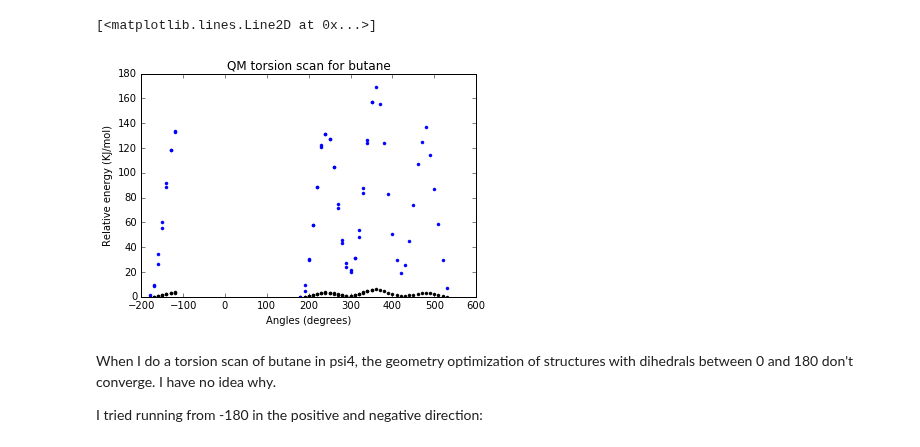
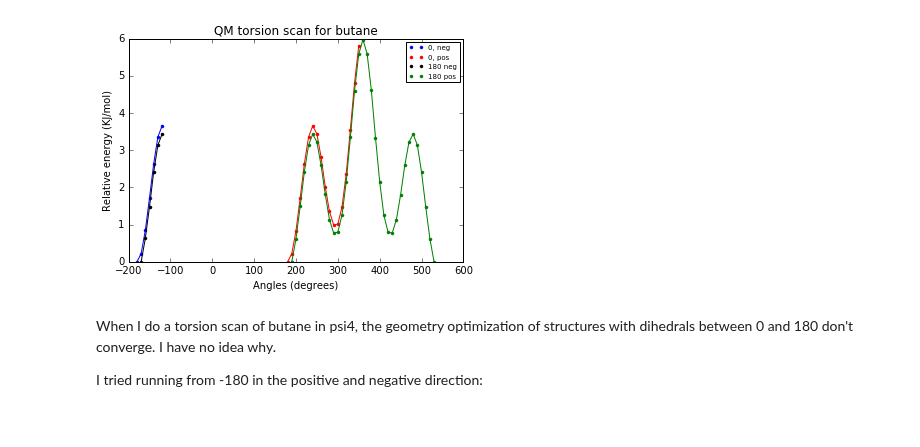
Before and after one commit to choderalab/torsionfit, a Jupyter notebook: examples/butane/torsion_scans/psi4_torsion_scan_optimization_issues.ipynb, the cells around one changed output. Drawn from its saved outputs; the diff is of its cells as text; code cells hidden in the pictures.

```diff
--- a/examples/butane/torsion_scans/psi4_torsion_scan_optimization_issues.ipynb
+++ b/examples/butane/torsion_scans/psi4_torsion_scan_optimization_issues.ipynb
@@ -14,21 +14,36 @@ structure = '../structure/butane.psf'
 scan = ['HF/butane_scan_0_neg.log', 'HF/butane_scan_0_pos.log', 'HF/butane_scan_180_neg.log',
         'HF/butane_scan_180_pos.log']
 # %%
-butane_scan = ScanSet.parse_psi4(scan, structure)
+butane_scan_0_neg = ScanSet.parse_psi4(scan[0], structure)
+butane_scan_0_pos = ScanSet.parse_psi4(scan[1], structure)
+butane_scan_180_neg = ScanSet.parse_psi4(scan[2], structure)
+butane_scan_180_pos = ScanSet.parse_psi4(scan[3], structure)
 butane_scan.compute_energy(param)
 
 # Save pdb trajectory of scan
 butane_scan.save_pdb('butane_traj.pdb')
-# %%
-plt.plot(butane_scan.steps, butane_scan.qm_energy, 'k.')
-plt.xlabel('Angles (degrees)')
-plt.ylabel('Relative energy (KJ/mol)')
-plt.title('QM torsion scan for butane')
-plt.savefig('Butane_torsion_scan.pdf')
-plt.plot(butane_scan.steps, butane_scan.mm_energy, '.')
-# %% [output]
-[<matplotlib.lines.Line2D at 0x...>]
-[figure, removed]
+# %%
+plt.plot(butane_scan_0_neg.steps, butane_scan_0_neg.qm_energy, '.', color='blue', label='0, neg')
+plt.plot(butane_scan_0_neg.steps, butane_scan_0_neg.qm_energy, color='blue')
+
+plt.plot(butane_scan_0_pos.steps, butane_scan_0_pos.qm_energy, '.', color='red', label='0, pos')
+plt.plot(butane_scan_0_pos.steps, butane_scan_0_pos.qm_energy, color='red')
+
+plt.plot(butane_scan_180_neg.steps, butane_scan_180_neg.qm_energy, '.', color='black', label='180 neg')
+plt.plot(butane_scan_180_neg.steps, butane_scan_180_neg.qm_energy, color='black')
+
+plt.plot(butane_scan_180_pos.steps, butane_scan_180_pos.qm_energy, '.', color='green', label='180 pos')
+plt.plot(butane_scan_180_pos.steps, butane_scan_180_pos.qm_energy, color='green')
+
+
+plt.xlabel('Angles (degrees)')
+plt.ylabel('Relative energy (KJ/mol)')
+plt.title('QM torsion scan for butane')
+plt.legend(prop={'size':7})
+plt.savefig('Butane_torsion_scan.pdf')
+#plt.plot(butane_scan.steps, butane_scan.mm_energy, '.')
+# %% [output]
+[figure, added]
 # %% [markdown]
 When I do a torsion scan of butane in psi4, the geometry optimization of structures with dihedrals between 0 and 180 don't converge. I have no idea why.
 
```
Also changed, not shown: parts of 2 cells of this notebook.
